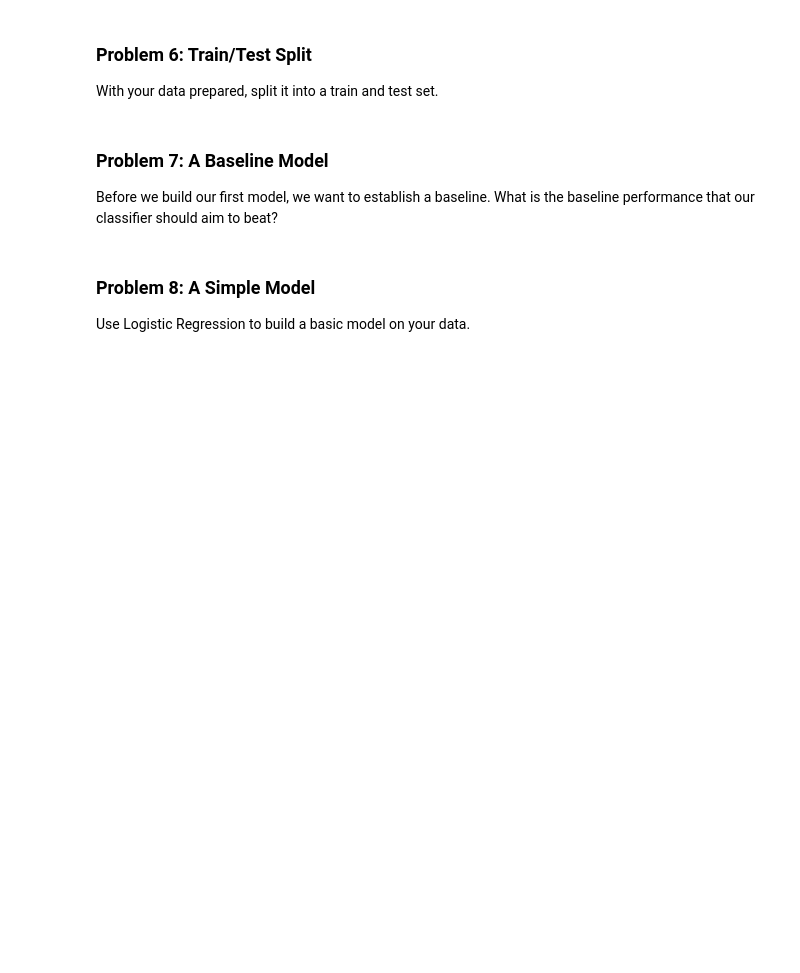
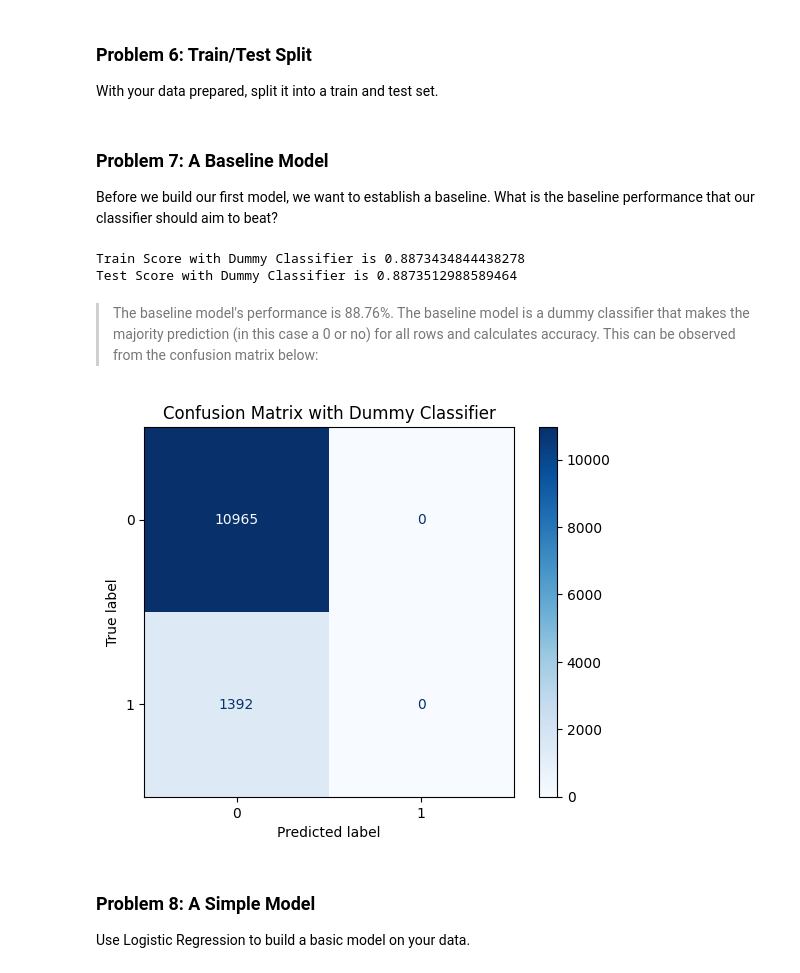
Before and after one commit to girishnath/machinelearning, a Jupyter notebook: comparing-classifiers/comparing-classifiers.ipynb, the cells around one changed output. Saved outputs shown, nothing was run; the diff lists cells and outputs as text; code cells hidden in the pictures; blank space fills up the shorter version.

Commit message:
Code complete for comparing-classifiers

```diff
--- a/comparing-classifiers/comparing-classifiers.ipynb
+++ b/comparing-classifiers/comparing-classifiers.ipynb
@@ -108,3 +128,15 @@ After examining the description and data, your goal now is to clearly state the
 ### Problem 5: Engineering Features
 
 Now that you understand your business objective, we will build a basic model to get started.  Before we can do this, we must work to encode the data.  Using just the bank information features (columns 1 - 7), prepare the features and target column for modeling with appropriate encoding and transformations.
+# %%
+#Remap labels to 1 or 0
+df['y'] = df['y'].map({'yes':1, 'no':0})
+print(df['y'].value_counts())
+
+#Using only the first 8 columns for modeling as instructed
+transformer = make_column_transformer(
+    (
+        (OneHotEncoder(drop = 'if_binary'),['job', 'marital', 'education', 'default', 'housing', 'loan', 'contact'])
+    ), remainder=StandardScaler()
+    )
+transformer
@@ -111,11 +152,38 @@ Now that you understand your business objective, we will build a basic model to
+# %%
+X = transformer.fit_transform(df[['age','job', 'marital', 'education', 'default', 'housing', 'loan', 'contact']])
+y = df['y']
 # %% [markdown]
 ### Problem 6: Train/Test Split
 
 With your data prepared, split it into a train and test set.
+# %%
+X_train, X_test, y_train, y_test = train_test_split(X, y, test_size=.3, stratify=y, random_state=42)
 # %% [markdown]
 ### Problem 7: A Baseline Model
 
 Before we build our first model, we want to establish a baseline.  What is the baseline performance that our classifier should aim to beat?
+# %%
+dummy_estimator = DummyClassifier().fit(X_train, y_train)
+dummy_train_score = dummy_estimator.score(X_train, y_train)
+dummy_test_score = dummy_estimator.score(X_test, y_test)
+print('Train Score with Dummy Classifier is {}'.format(dummy_train_score))
+print('Test Score with Dummy Classifier is {}'.format(dummy_test_score))
+# %% [output]
+Train Score with Dummy Classifier is 0.8873434844438278
+Test Score with Dummy Classifier is 0.8873512988589464
+# %% [markdown]
+> The baseline model's performance is 88.76%. The baseline model is a dummy classifier that makes the majority prediction (in this case a 0 or no) for all rows and calculates accuracy. This can be observed from the confusion matrix below:
+# %%
+disp = ConfusionMatrixDisplay.from_estimator(
+        dummy_estimator,
+        X_test,
+        y_test,
+        cmap=plt.cm.Blues,
+    )
+disp.ax_.set_title('Confusion Matrix with Dummy Classifier')
+plt.show()
+# %% [output]
+[figure, added]
 # %% [markdown]
 ### Problem 8: A Simple Model
 
```
Also changed, not shown: parts of 41 cells of this notebook.
